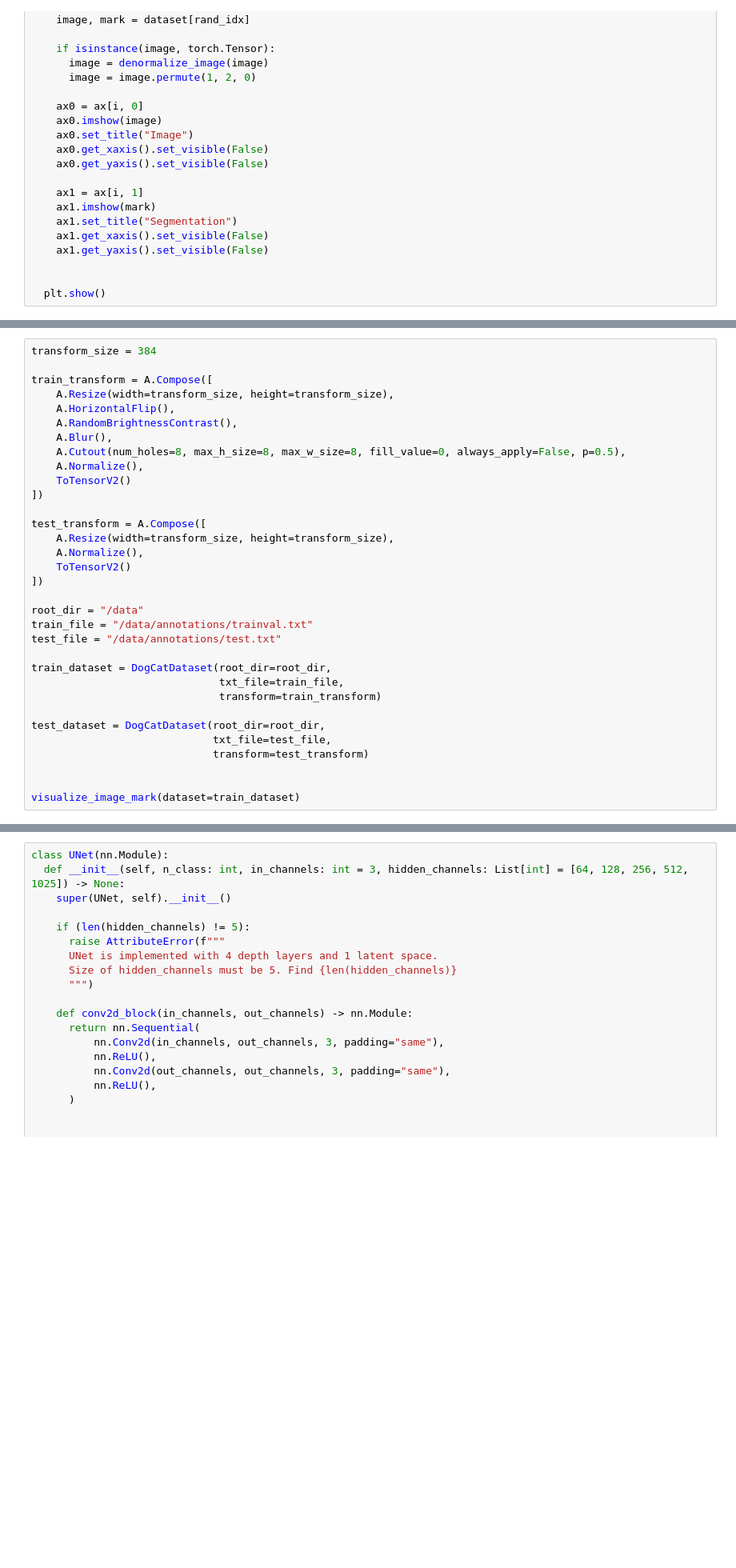
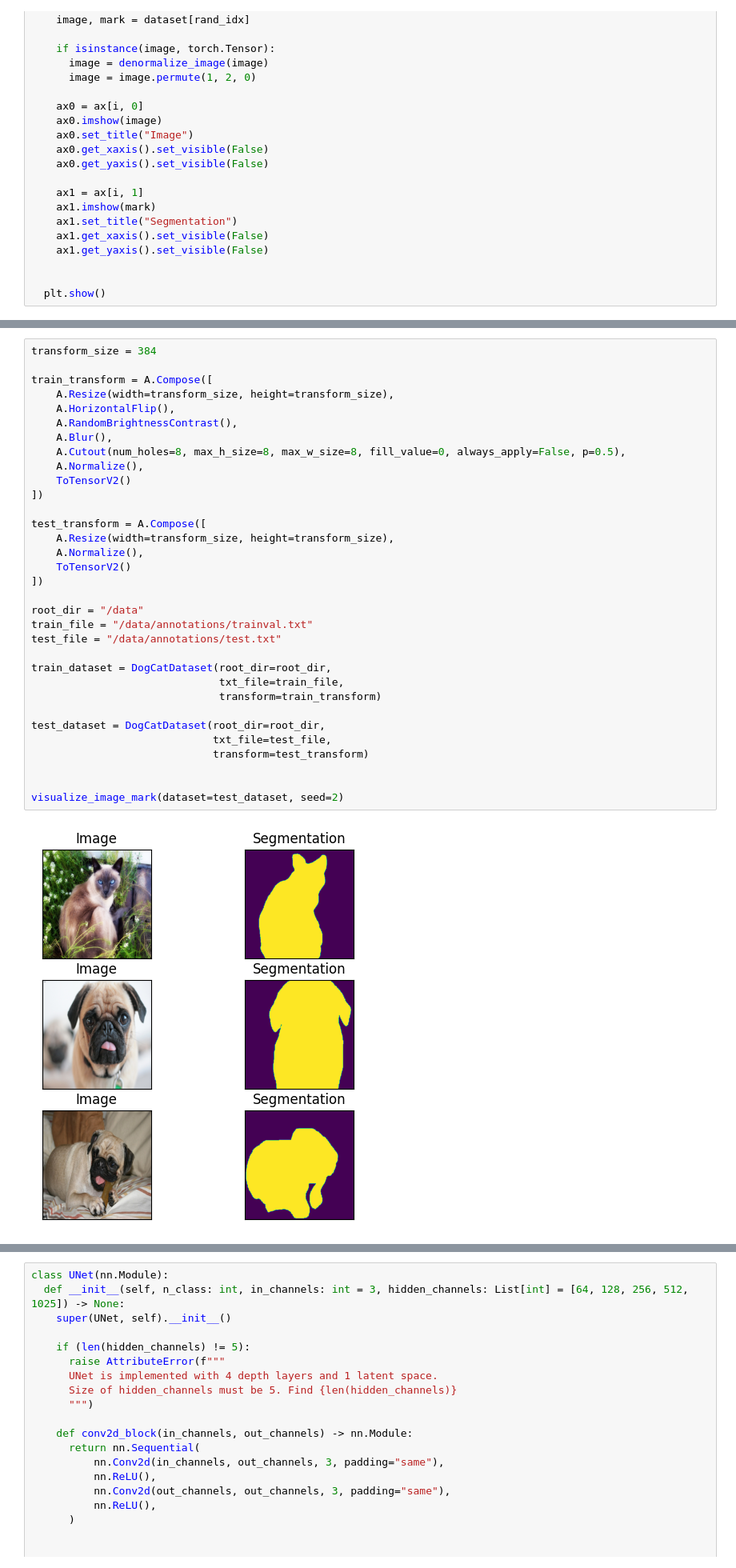
Before and after one commit to nguynlb/practice-d2l, a Jupyter notebook: ComputerVision/ImageSegmentation/UNet.ipynb, the cells around one changed output, grey strips where cells are left out. Shown: that part at 80% size. Drawn from its saved outputs; the diff is of its cells as text; blank space fills up the shorter version.

```diff
--- a/ComputerVision/ImageSegmentation/UNet.ipynb
+++ b/ComputerVision/ImageSegmentation/UNet.ipynb
@@ -160,32 +169,34 @@ transform_size = 384
 
 train_transform = A.Compose([
     A.Resize(width=transform_size, height=transform_size),
     A.HorizontalFlip(),
     A.RandomBrightnessContrast(),
     A.Blur(),
     A.Cutout(num_holes=8, max_h_size=8, max_w_size=8, fill_value=0, always_apply=False, p=0.5),
     A.Normalize(),
     ToTensorV2()
 ])
 
 test_transform = A.Compose([
     A.Resize(width=transform_size, height=transform_size),
     A.Normalize(),
     ToTensorV2()
 ])
 
 root_dir = "/data"
 train_file = "/data/annotations/trainval.txt"
 test_file = "/data/annotations/test.txt"
 
 train_dataset = DogCatDataset(root_dir=root_dir,
                               txt_file=train_file,
                               transform=train_transform)
 
 test_dataset = DogCatDataset(root_dir=root_dir,
                              txt_file=test_file,
                              transform=test_transform)
 
 
-visualize_image_mark(dataset=train_dataset)
+visualize_image_mark(dataset=test_dataset, seed=2)
+# %% [output]
+[figure, added]
 # %%
```
Also changed, not shown: parts of 14 cells of this notebook.
